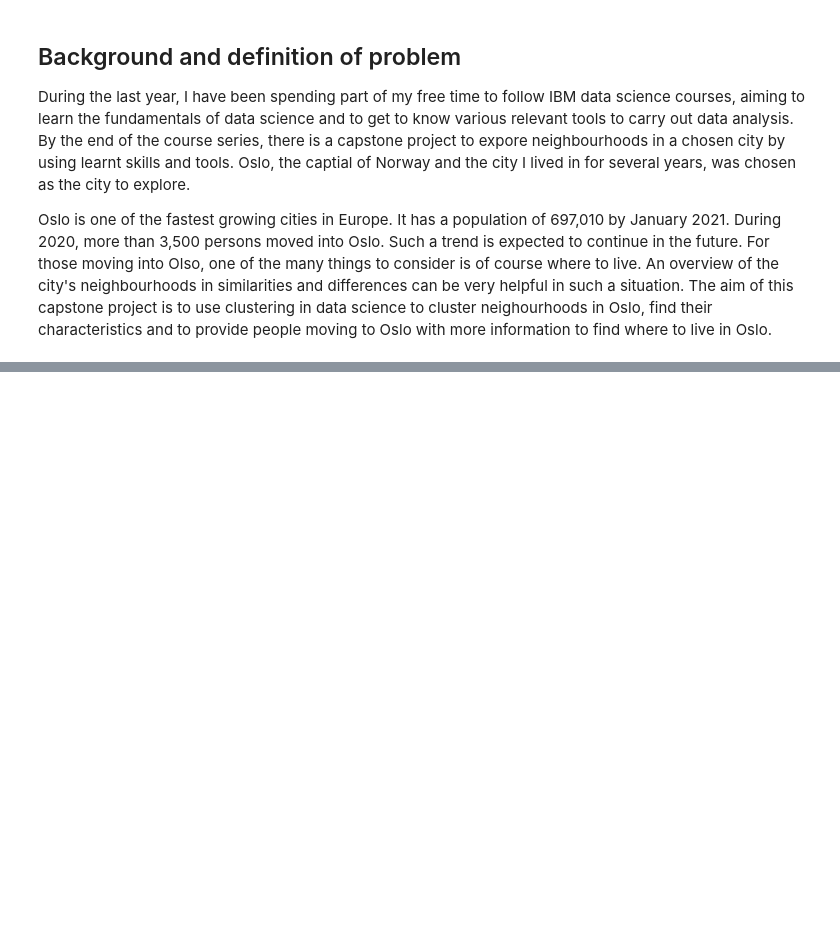
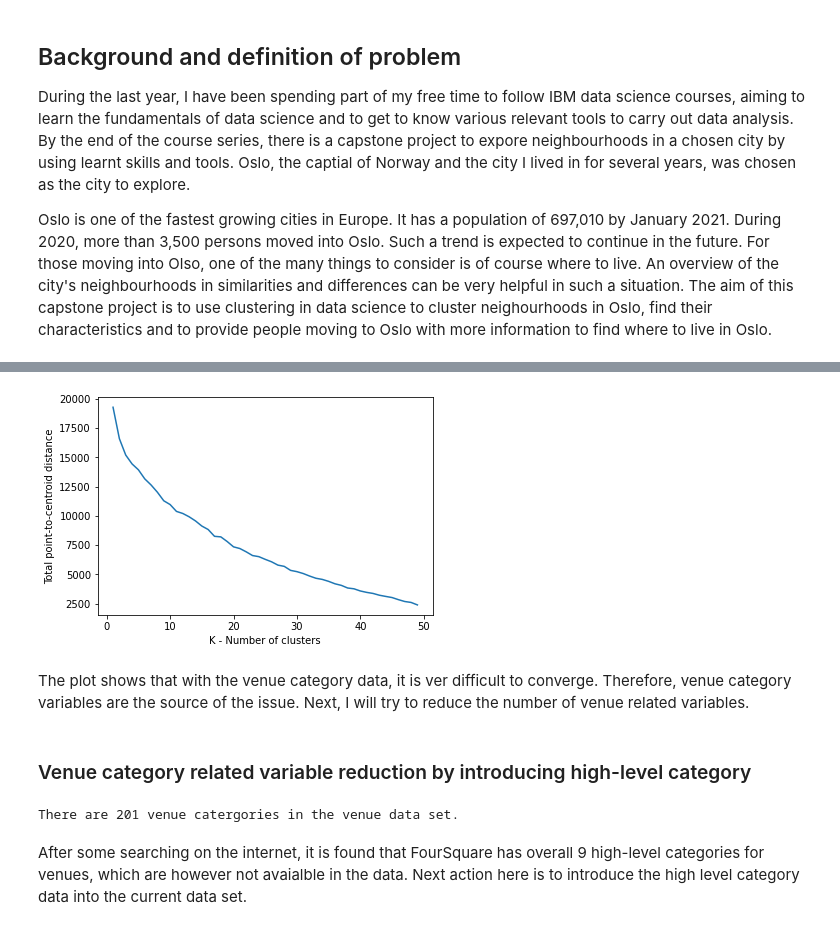
Before and after one commit to YunaZhao-N/Coursera_Capstone, a Jupyter notebook: CapstoneProject.ipynb, the cells around one changed output, grey strips where cells are left out. Drawn from its saved outputs; the diff is of its cells as text; code cells hidden in the pictures; blank space fills up the shorter version.

```diff
--- a/CapstoneProject.ipynb
+++ b/CapstoneProject.ipynb
@@ -66,0 +1164,33 @@ ModuleNotFoundError: No module named 'seaborn'
+# %%
+df_clustering_test2 = Oslo_onehot.groupby('Delbydel').sum().reset_index()
+
+scaler = StandardScaler()
+data_clustering_test2 = df_clustering_test2.drop(columns=['Delbydel'])
+scaler = scaler.fit(data_clustering_test2)
+data_clustering_test2 = scaler.fit_transform(data_clustering_test2)
+# %%
+# find optimal number of clusters
+dist = []
+ks = range(1, 50)
+for k in ks:
+    kmeans = KMeans(n_clusters=k, random_state=0).fit(data_clustering_test2)
+    kmeans.labels_
+    dist.append(kmeans.inertia_)
+
+fig = plt.plot(ks, dist)
+#plt.xticks(ks)
+plt.xlabel('K - Number of clusters')
+plt.ylabel('Total point-to-centroid distance')
+plt.show()
+# %% [output]
+[figure, added]
+# %% [markdown]
+The plot shows that with the venue category data, it is ver difficult to converge. Therefore, venue category variables are the source of the issue. Next, I will try to reduce the number of venue related variables.
+# %% [markdown]
+### Venue category related variable reduction by introducing high-level category
+# %%
+print( 'There are %d venue catergories in the venue data set.' % len(df_venues['Venue Category'].unique()))
+# %% [output]
+There are 201 venue catergories in the venue data set.
+# %% [markdown]
+After some searching on the internet, it is found that FourSquare has overall 9 high-level categories for venues, which are however not avaialble in the data. Next action here is to introduce the high level category data into the current data set.
```
Also changed, not shown: parts of 189 cells of this notebook.
